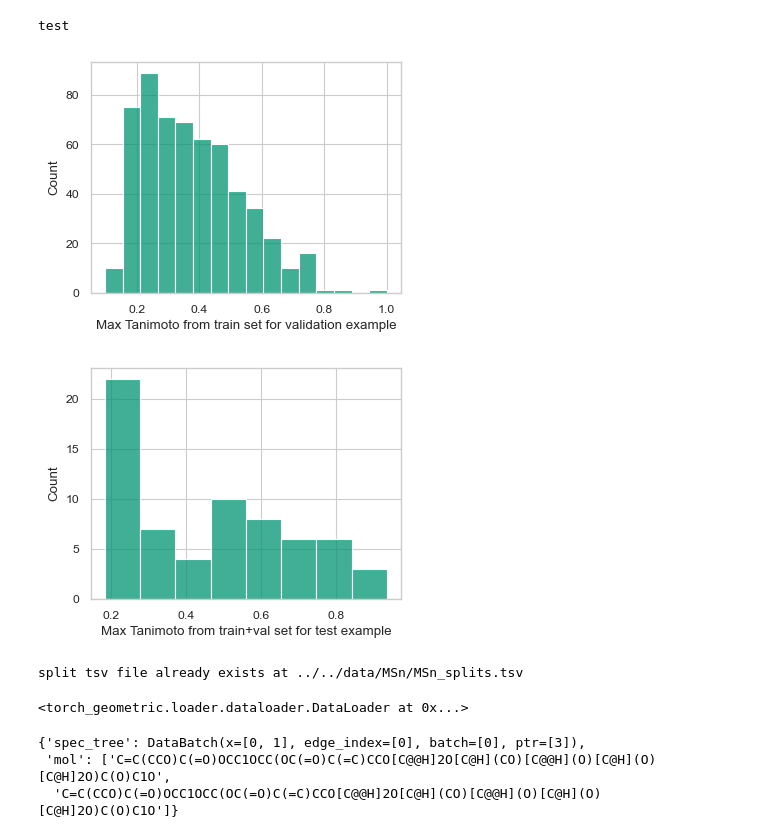
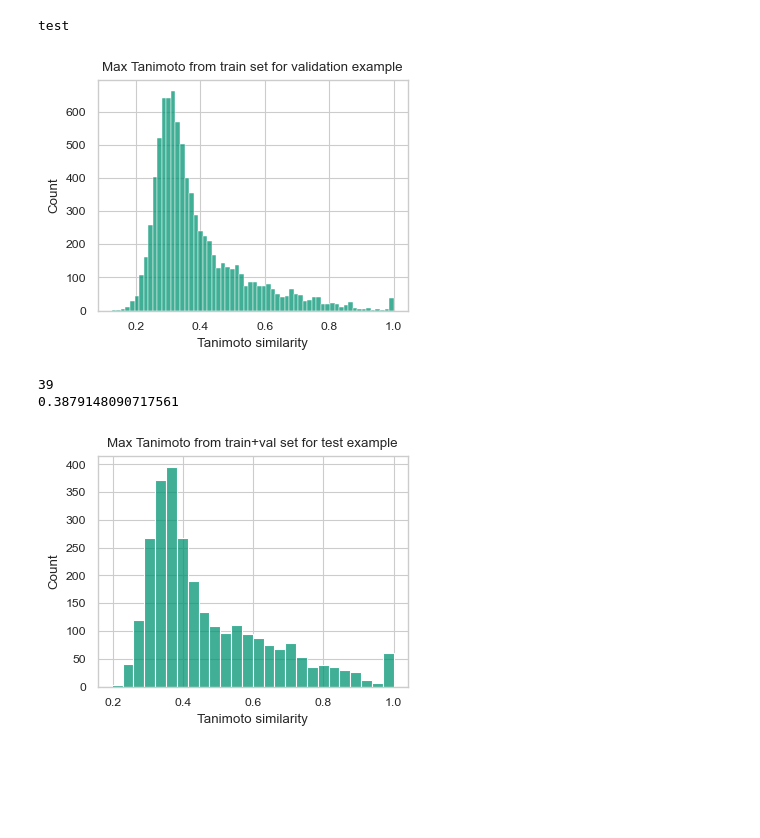
Before and after one commit to Quicken90905/MassSpecGym, a Jupyter notebook: notebooks/MSn/main.ipynb, the cells around one changed output. Cells and saved outputs as stored; diff of their text form; code cells hidden in the pictures; blank space fills up the shorter version.

```diff
--- a/notebooks/MSn/main.ipynb
+++ b/notebooks/MSn/main.ipynb
@@ -41,5 +46,6 @@ merged mgf file already exists in data/MSn/all_MSn_spectra.mgf
 # %%
-#msn_dataset = MSnDataset(pth="../../data/MSn/all_MSn_spectra.mgf", mol_transform=MolFingerprinter)
-msn_dataset = MSnDataset(pth="../../data/MSn/debug.mgf", mol_transform=MolFingerprinter.from_smiles)
+fingerprinter = MolFingerprinter()
+msn_dataset = MSnDataset(pth="../../data/MSn/all_MSn_spectra.mgf", mol_transform=MolFingerprinter.from_smiles)
 print(len(msn_dataset))
+msn_dataset.metadata.to_csv("../../data/MSn/all_MSn_spectra.csv")
 # %% [output]
@@ -68,5 +74,15 @@ print(len(all_smiles))
 # %%
-train, validation, test = train_val_test_split(all_smiles, scaffolds)
+# generate scaffolds
+all_smiles = [smi for smi in msn_dataset.smiles]
+scaffolds = [smiles_to_scaffold(smi) for smi in all_smiles]
+print(len(all_smiles))
+
+# perform scaffold split
+train, validation, test = train_val_test_split(all_smiles, scaffolds, n_splits=5)
 print(len(train), len(validation), len(test))
 print(len(train)+len(validation)+len(test), len(all_smiles))
+
+# and save the split into a file
+split_tsv_path = "../../data/MSn/MSn_splits.tsv"
+create_split_file(msn_dataset, train, validation, test, split_tsv_path)
 # %% [output]
@@ -74,0 +93,13 @@ print(len(train)+len(validation)+len(test), len(all_smiles))
+# %%
+counts = {}
+for s in scaffolds:
+    counts[s] = counts.get(s, 0) + 1
+
+most_common_strings = sorted(counts.items(), key=lambda x: x[1], reverse=True)[:5]
+
+common_smi = [tup[0] for tup in most_common_strings]
+for smi in common_smi:
+    mol = Chem.MolFromSmiles(smi)
+    Chem.rdDepictor.Compute2DCoords(mol)
+    img = Chem.Draw.MolToImage(mol)
+    display(img)
@@ -105,17 +143,24 @@ test
 # %%
 # Tanimoto similarity between train and validation molecules
 max_train_tanimotos = []
 for train_fp in fps['train']:
     max_train_tanimotos.append(max_tanimoto(train_fp, fps["val"]))
 
 init_plotting(figsize=(4, 3))
 sns.histplot(max_train_tanimotos)
-plt.xlabel('Max Tanimoto from train set for validation example')
+plt.title('Max Tanimoto from train set for validation example')
+plt.xlabel("Tanimoto similarity")
 plt.show()
 # %% [output]
-[figure, old version]
+[figure, new version]
+# %%
+print(max_train_tanimotos.count(1))
+print(np.average(max_train_tanimotos))
+# %% [output]
+39
+0.3879148090717561
 # %%
-# tanimoto similarity between train+validation and test molecules
+# Tanimoto similarity between train+validation and test molecules
 train_val_fps = pd.concat([pd.Series(fps['train']), pd.Series(fps['val'])])
 
 max_train_tanimotos = []
@@ -124,27 +169,8 @@ for test_fp in fps['test']:
 
 init_plotting(figsize=(4, 3))
 sns.histplot(max_train_tanimotos)
-plt.xlabel('Max Tanimoto from train+val set for test example')
+plt.title('Max Tanimoto from train+val set for test example')
+plt.xlabel("Tanimoto similarity")
 plt.show()
 # %% [output]
-[figure, old version]
+[figure, new version]
-# %%
-split_tsv_path = "../../data/MSn/MSn_splits.tsv"
-create_split_file(msn_dataset, train, validation, test, split_tsv_path)
-# %% [output]
-split tsv file already exists at ../../data/MSn/MSn_splits.tsv
-# %%
-mspec_data_module = MassSpecDataModule(batch_size=2, dataset=msn_dataset, split_pth="../../data/MSn/MSn_splits.tsv")
-mspec_data_module.prepare_data()
-mspec_data_module.setup()
-mspec_data_module.train_dataloader()
-mspec_data_module.val_dataloader()
-# %% [output]
-<torch_geometric.loader.dataloader.DataLoader at 0x...>
-# %%
-foo = mspec_data_module.val_dataloader()
-next(iter(foo))
-# %% [output]
-{'spec_tree': DataBatch(x=[0, 1], edge_index=[0], batch=[0], ptr=[3]),
- 'mol': ['C=C(CCO)C(=O)OCC1OCC(OC(=O)C(=C)CCO[C@@H]2O[C@H](CO)[C@@H](O)[C@H](O)[C@H]2O)C(O)C1O',
-  'C=C(CCO)C(=O)OCC1OCC(OC(=O)C(=C)CCO[C@@H]2O[C@H](CO)[C@@H](O)[C@H](O)[C@H]2O)C(O)C1O']}
```
Also changed, not shown: parts of 16 cells of this notebook, 10 other files.
